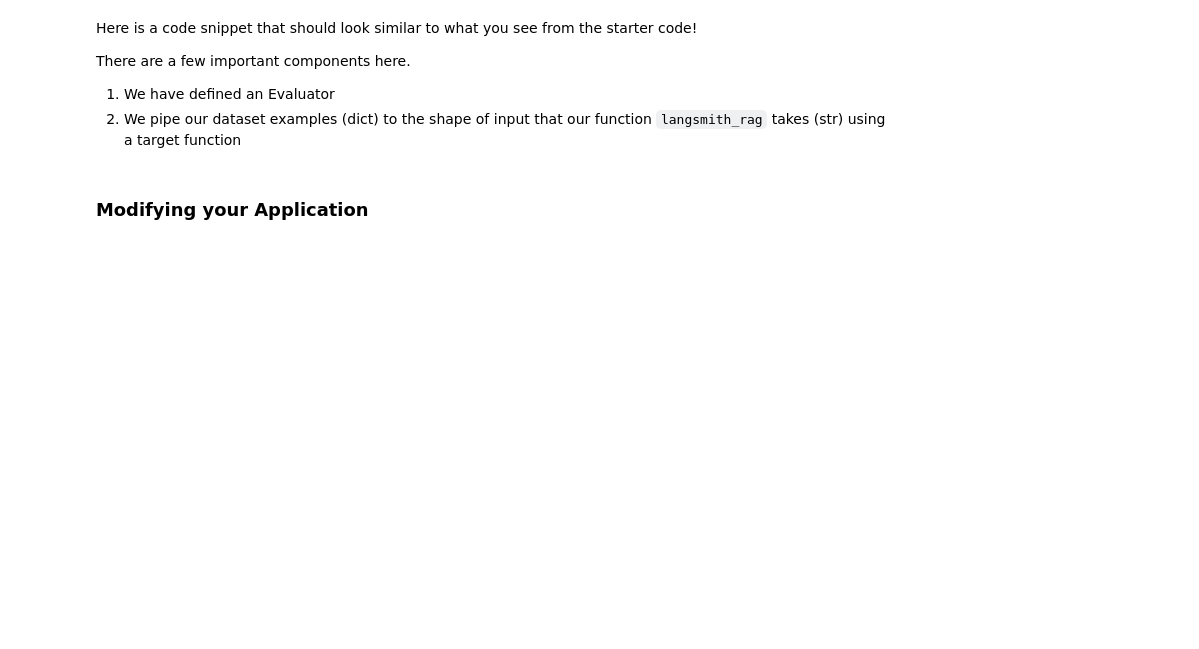
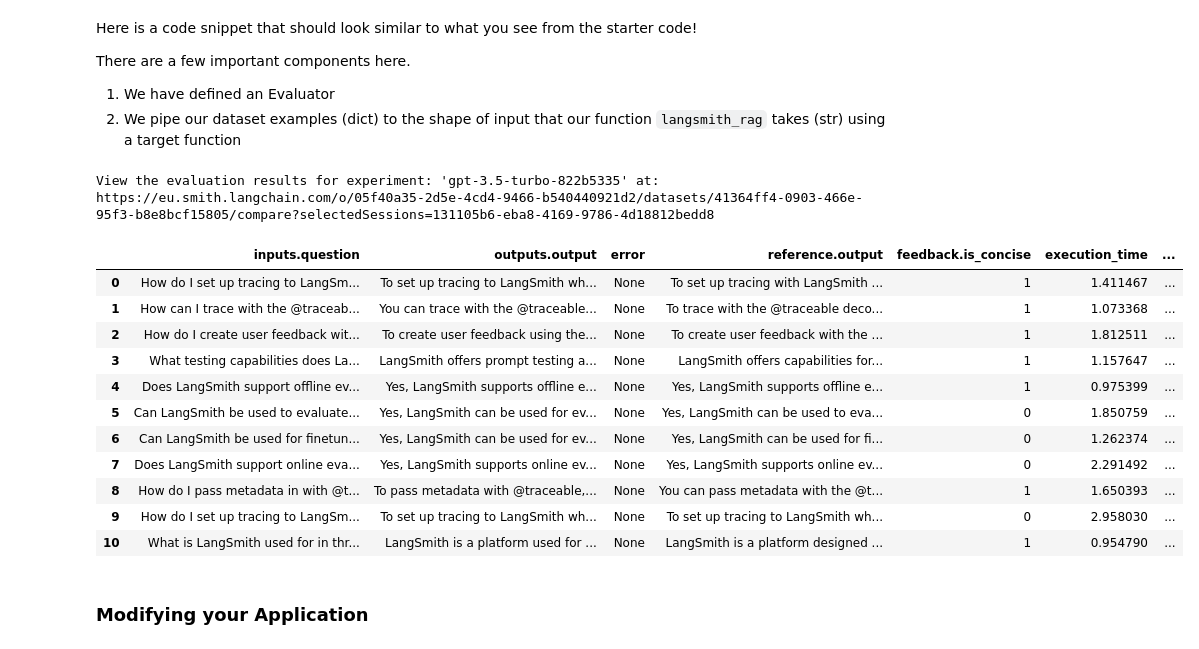
Before and after one commit to langchain-ai/intro-to-langsmith, a Jupyter notebook: notebooks/module_2/experiments.ipynb, the cells around one changed output. Drawn from its saved outputs; the diff is of its cells as text; code cells hidden in the pictures; blank space fills up the shorter version.

```diff
--- a/notebooks/module_2/experiments.ipynb
+++ b/notebooks/module_2/experiments.ipynb
@@ -140,22 +142,37 @@ There are a few important components here.
 # %%
 from langsmith import evaluate, Client
 
 client = Client()
-dataset_name = "RAG Application Golden Dataset"
+dataset_name = "Rag Application Golden Dataset"
 
 def is_concise_enough(reference_outputs: dict, outputs: dict) -> dict:
     score = len(outputs["output"]) < 1.5 * len(reference_outputs["output"])
     return {"key": "is_concise", "score": int(score)}
 
 def target_function(inputs: dict):
     return langsmith_rag(inputs["question"])
 
 evaluate(
     target_function,
     data=dataset_name,
     evaluators=[is_concise_enough],
-    experiment_prefix="gpt-4o"
+    experiment_prefix="gpt-3.5-turbo"
 )
+# %% [output]
+View the evaluation results for experiment: 'gpt-3.5-turbo-822b5335' at:
+https://eu.smith.langchain.com/o/05f40a35-2d5e-4cd4-9466-b540440921d2/datasets/41364ff4-0903-466e-95f3-b8e8bcf15805/compare?selectedSessions=131105b6-eba8-4169-9786-4d18812bedd8
+|  | inputs.question | outputs.output | error | reference.output | feedback.is_concise | execution_time | ... |
+| 0 | How do I set up tracing to LangSm... | To set up tracing to LangSmith wh... | None | To set up tracing with LangSmith ... | 1 | 1.411467 | ... |
+| 1 | How can I trace with the @traceab... | You can trace with the @traceable... | None | To trace with the @traceable deco... | 1 | 1.073368 | ... |
+| 2 | How do I create user feedback wit... | To create user feedback using the... | None | To create user feedback with the ... | 1 | 1.812511 | ... |
+| 3 | What testing capabilities does La... | LangSmith offers prompt testing a... | None | LangSmith offers capabilities for... | 1 | 1.157647 | ... |
+| 4 | Does LangSmith support offline ev... | Yes, LangSmith supports offline e... | None | Yes, LangSmith supports offline e... | 1 | 0.975399 | ... |
+| 5 | Can LangSmith be used to evaluate... | Yes, LangSmith can be used for ev... | None | Yes, LangSmith can be used to eva... | 0 | 1.850759 | ... |
+| 6 | Can LangSmith be used for finetun... | Yes, LangSmith can be used for ev... | None | Yes, LangSmith can be used for fi... | 0 | 1.262374 | ... |
+| 7 | Does LangSmith support online eva... | Yes, LangSmith supports online ev... | None | Yes, LangSmith supports online ev... | 0 | 2.291492 | ... |
+| 8 | How do I pass metadata in with @t... | To pass metadata with @traceable,... | None | You can pass metadata with the @t... | 1 | 1.650393 | ... |
+| 9 | How do I set up tracing to LangSm... | To set up tracing to LangSmith wh... | None | To set up tracing to LangSmith wh... | 0 | 2.958030 | ... |
+| 10 | What is LangSmith used for in thr... | LangSmith is a platform used for ... | None | LangSmith is a platform designed ... | 1 | 0.954790 | ... |
 # %% [markdown]
 ### Modifying your Application
 # %% [markdown]
```
Also changed, not shown: parts of 9 cells of this notebook, 15 other files.
